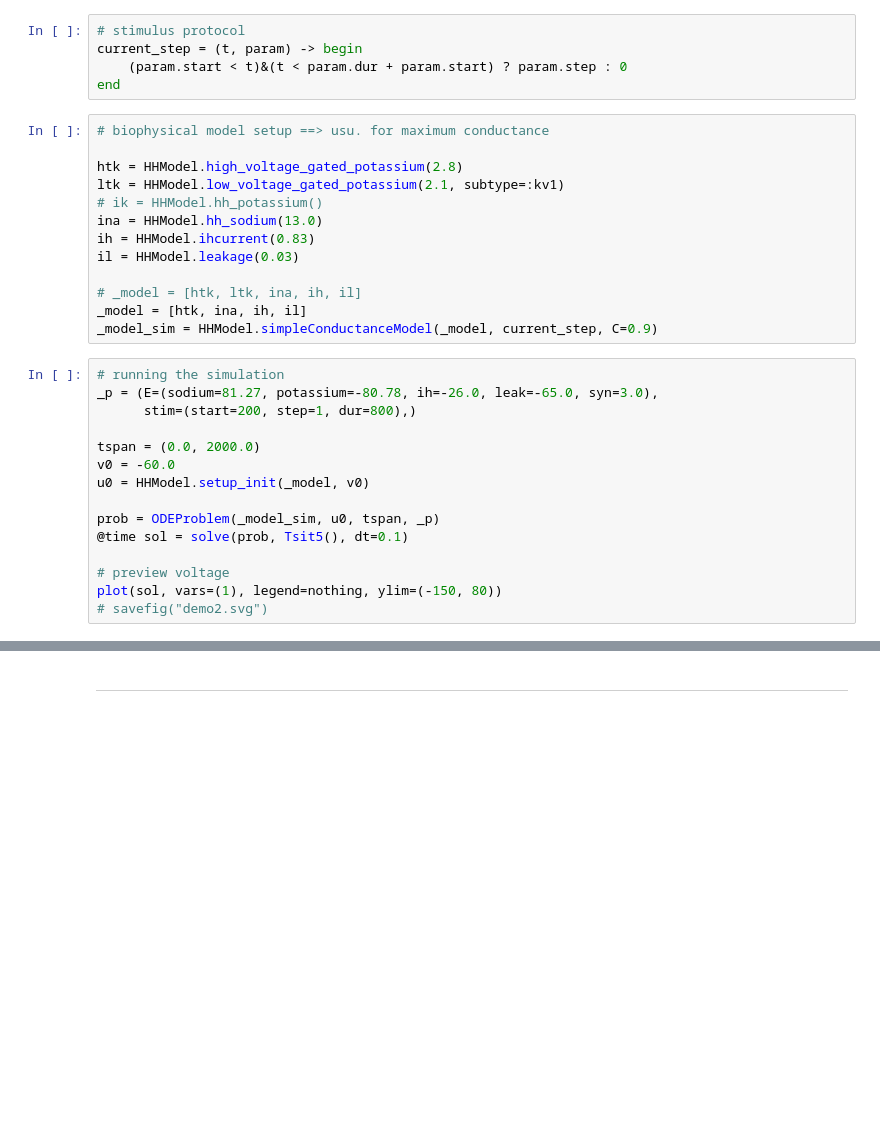
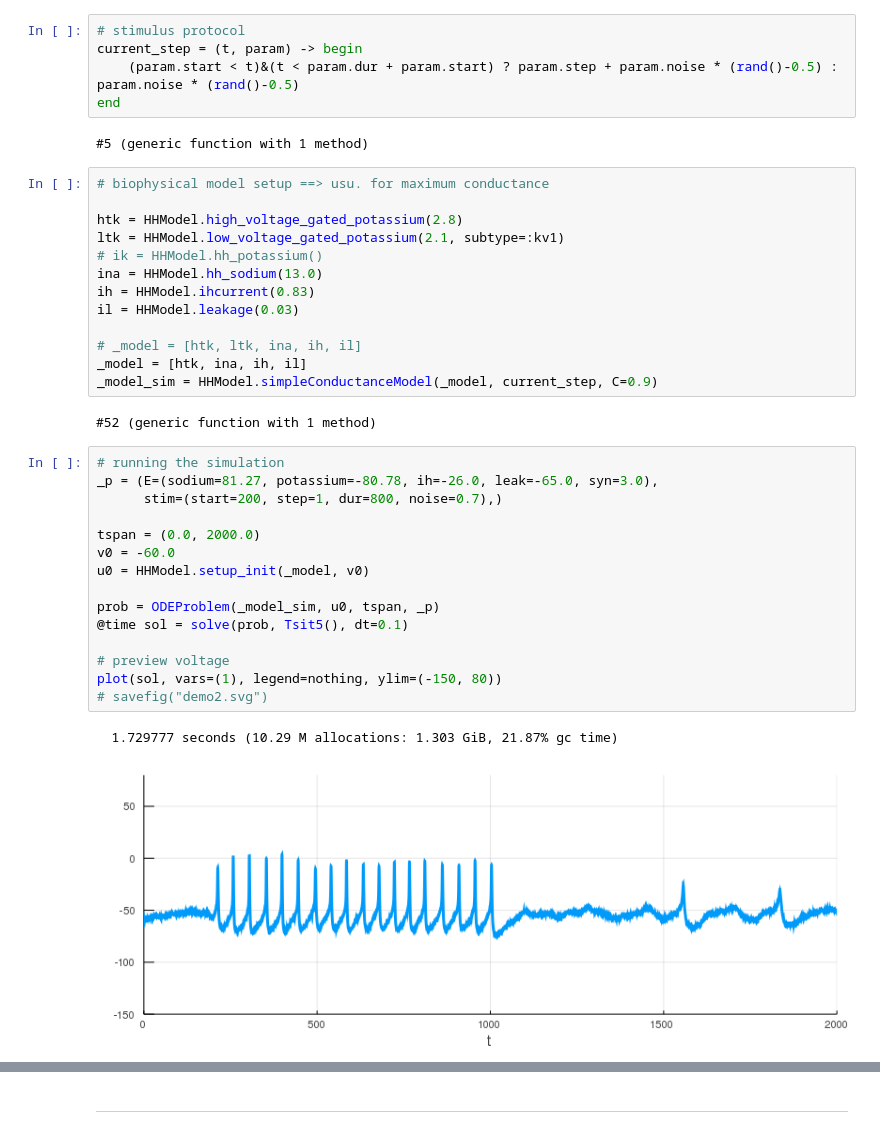
Before and after one commit to ZaneMuir/HHModel.jl, a Jupyter notebook: playground/SingleCompartmentDemo.ipynb, the cells around one changed output, grey strips where cells are left out. Drawn from its saved outputs; the diff is of its cells as text; blank space fills up the shorter version.

```diff
--- a/playground/SingleCompartmentDemo.ipynb
+++ b/playground/SingleCompartmentDemo.ipynb
@@ -7,8 +9,10 @@ include("../src/HHModel.jl")
 # %%
 # stimulus protocol
 current_step = (t, param) -> begin
-    (param.start < t)&(t < param.dur + param.start) ? param.step : 0
+    (param.start < t)&(t < param.dur + param.start) ? param.step + param.noise * (rand()-0.5) : param.noise * (rand()-0.5)
 end
+# %% [output]
+#5 (generic function with 1 method)
 # %%
 # biophysical model setup ==> usu. for maximum conductance
 
@@ -22,20 +26,25 @@ il = HHModel.leakage(0.03)
 # _model = [htk, ltk, ina, ih, il]
 _model = [htk, ina, ih, il]
 _model_sim = HHModel.simpleConductanceModel(_model, current_step, C=0.9)
+# %% [output]
+#52 (generic function with 1 method)
 # %%
 # running the simulation
 _p = (E=(sodium=81.27, potassium=-80.78, ih=-26.0, leak=-65.0, syn=3.0),
-      stim=(start=200, step=1, dur=800),)
+      stim=(start=200, step=1, dur=800, noise=0.7),)
 
 tspan = (0.0, 2000.0)
 v0 = -60.0
 u0 = HHModel.setup_init(_model, v0)
 
 prob = ODEProblem(_model_sim, u0, tspan, _p)
 @time sol = solve(prob, Tsit5(), dt=0.1)
 
 # preview voltage
 plot(sol, vars=(1), legend=nothing, ylim=(-150, 80))
 # savefig("demo2.svg")
+# %% [output]
+  1.729777 seconds (10.29 M allocations: 1.303 GiB, 21.87% gc time)
+[figure, added]
 # %%
 # preview current
```
Also changed, not shown: parts of 4 cells of this notebook.
